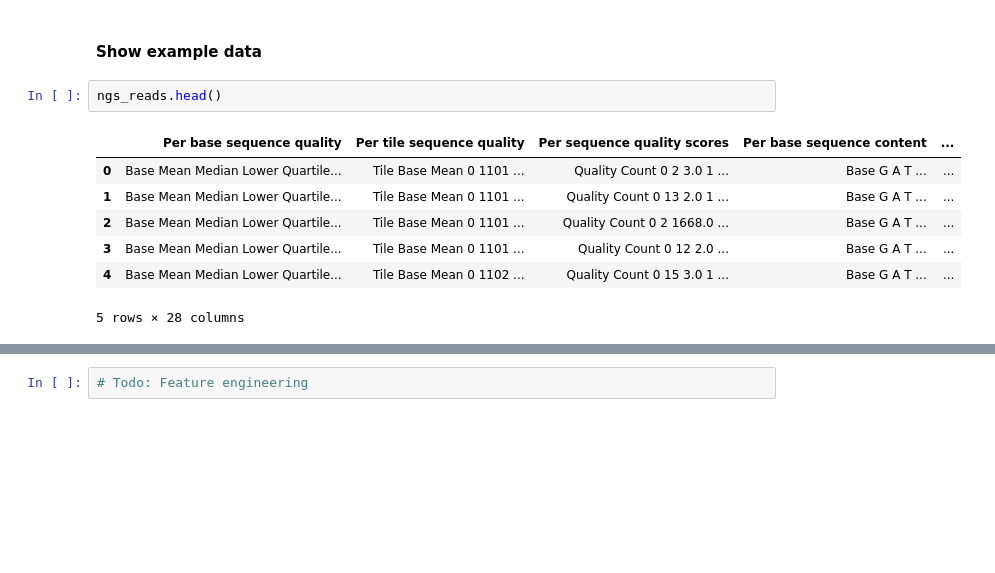
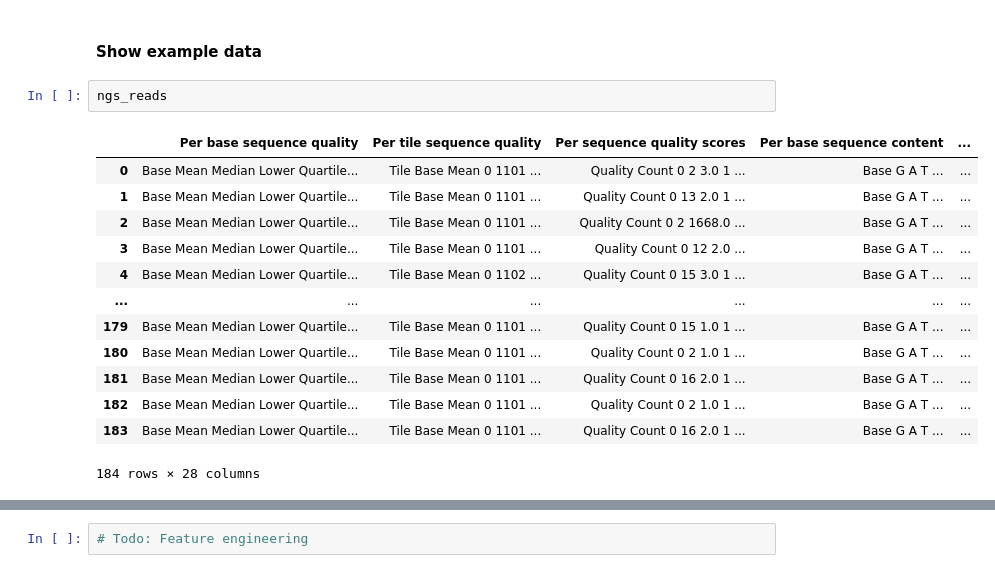
Before and after one commit to AlexHTW/ngs_quality_control, a Jupyter notebook: 06_feature_engineering_modules.ipynb, the cells around one changed output, grey strips where cells are left out. Drawn from its saved outputs; the diff is of its cells as text; blank space fills up the shorter version.

```diff
--- a/06_feature_engineering_modules.ipynb
+++ b/06_feature_engineering_modules.ipynb
@@ -26,15 +30,21 @@ Adapter Content converted to DF
 # %% [markdown]
 #### Show example data
 # %%
-ngs_reads.head()
+ngs_reads
 # %% [output]
 |  | Per base sequence quality | Per tile sequence quality | Per sequence quality scores | Per base sequence content | ... |
 | 0 | Base Mean Median Lower Quartile... | Tile Base Mean 0 1101 ... | Quality Count 0 2 3.0 1 ... | Base G A T ... | ... |
 | 1 | Base Mean Median Lower Quartile... | Tile Base Mean 0 1101 ... | Quality Count 0 13 2.0 1 ... | Base G A T ... | ... |
 | 2 | Base Mean Median Lower Quartile... | Tile Base Mean 0 1101 ... | Quality Count 0 2 1668.0 ... | Base G A T ... | ... |
 | 3 | Base Mean Median Lower Quartile... | Tile Base Mean 0 1101 ... | Quality Count 0 12 2.0 ... | Base G A T ... | ... |
 | 4 | Base Mean Median Lower Quartile... | Tile Base Mean 0 1102 ... | Quality Count 0 15 3.0 1 ... | Base G A T ... | ... |
+| ... | ... | ... | ... | ... | ... |
+| 179 | Base Mean Median Lower Quartile... | Tile Base Mean 0 1101 ... | Quality Count 0 15 1.0 1 ... | Base G A T ... | ... |
+| 180 | Base Mean Median Lower Quartile... | Tile Base Mean 0 1101 ... | Quality Count 0 2 1.0 1 ... | Base G A T ... | ... |
+| 181 | Base Mean Median Lower Quartile... | Tile Base Mean 0 1101 ... | Quality Count 0 16 2.0 1 ... | Base G A T ... | ... |
+| 182 | Base Mean Median Lower Quartile... | Tile Base Mean 0 1101 ... | Quality Count 0 2 1.0 1 ... | Base G A T ... | ... |
+| 183 | Base Mean Median Lower Quartile... | Tile Base Mean 0 1101 ... | Quality Count 0 16 2.0 1 ... | Base G A T ... | ... |
-5 rows × 28 columns
+184 rows × 28 columns
 # %% [markdown]
 ### Module 1- Per base sequence quality
 
```
Also changed, not shown: parts of 28 cells of this notebook.
